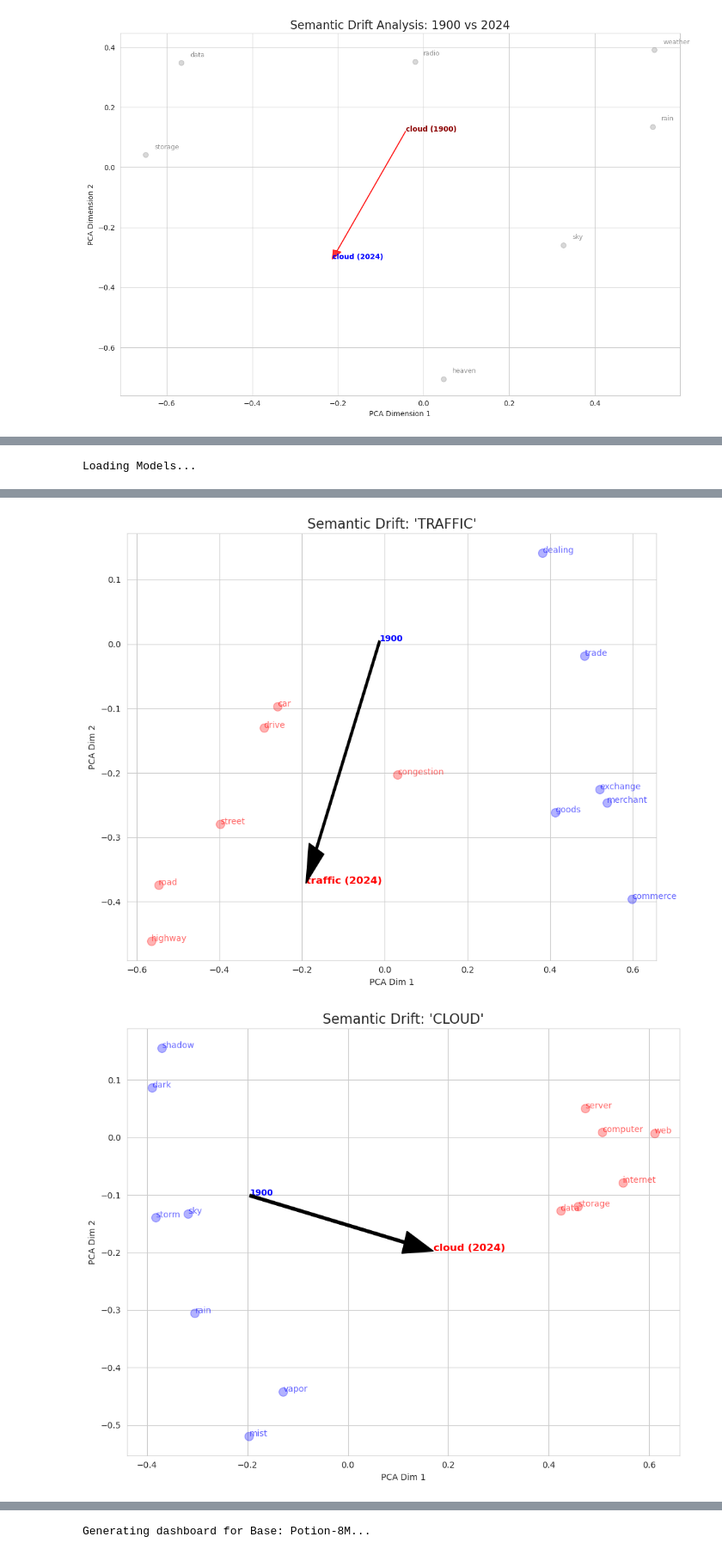
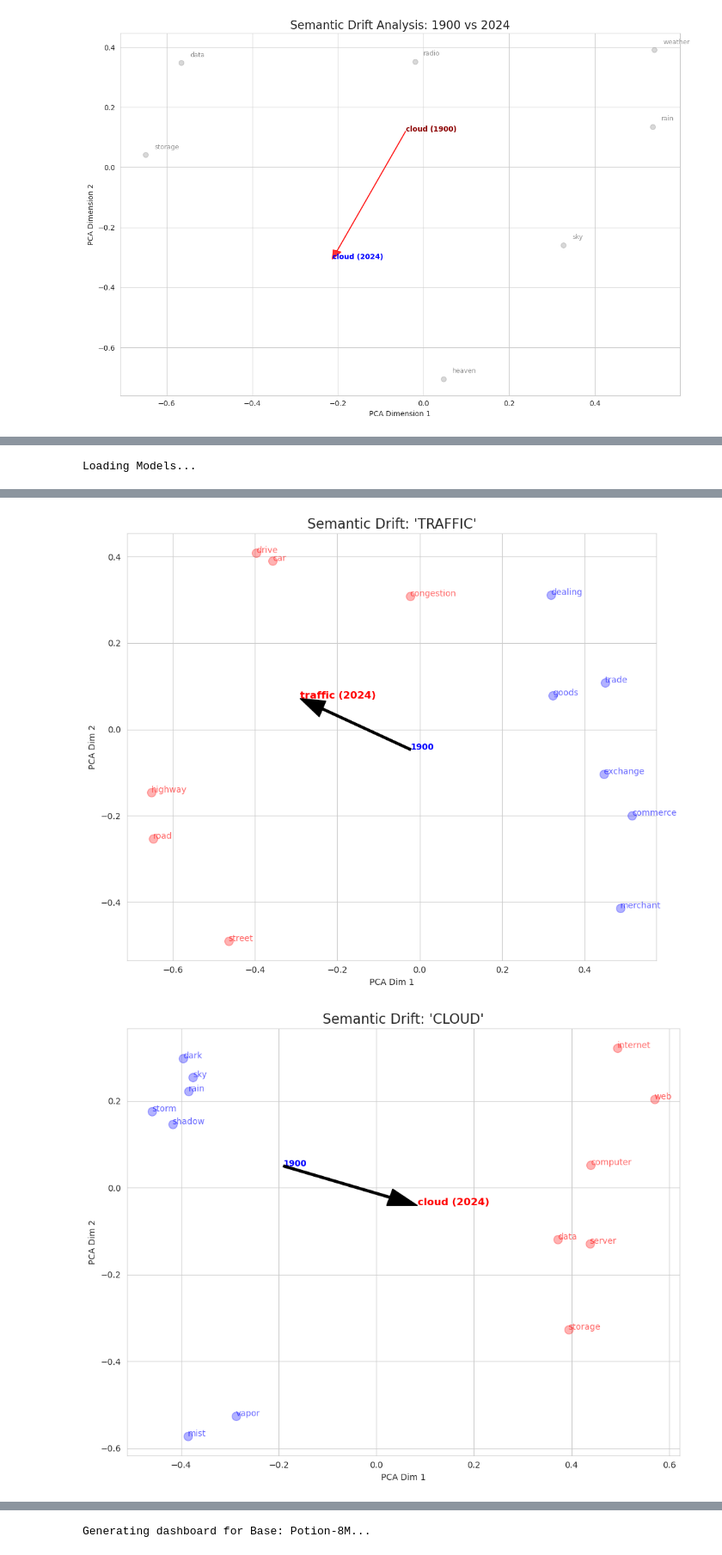
Before and after one commit to MarkusStefan/Semantic-Embedding-Evolution, a Jupyter notebook: notebooks/exp2.ipynb, the cells around one changed output, grey strips where cells are left out. Shown at 86% size. Saved outputs shown, nothing was run; the diff lists cells and outputs as text; code cells hidden in the pictures.

```diff
--- a/notebooks/exp2.ipynb
+++ b/notebooks/exp2.ipynb
@@ -552,11 +368,12 @@ PG19_PATH = "models/pg19_aggressive_static_final"   # Your trained model
 # Words to ignore (stopwords/punctuation) for drift calculation
 IGNORE_LIST = set(["the", "of", "and", "to", "a", "in", "is", "it", "that", "i", "unused"])
 
-def load_and_align_models():
+def load_and_align_models(path1=MODERN_PATH, path2=PG19_PATH, ignore_list=IGNORE_LIST):
+    """"""
     print("Loading models...")
     # Load models
-    mod_modern = StaticModel.from_pretrained(MODERN_PATH)
-    mod_pg19 = StaticModel.from_pretrained(PG19_PATH)
+    mod_modern = StaticModel.from_pretrained(path1)
+    mod_pg19 = StaticModel.from_pretrained(path2)
 
     # --- FIX START ---
     # Use .get_vocab() instead of .vocab
@@ -577,6 +394,10 @@ def load_and_align_models():
 
     A = mod_modern.encode(anchors)
     B = mod_pg19.encode(anchors)
+
+    A = A - A.mean(axis=0, keepdims=True)
+    B = B - B.mean(axis=0, keepdims=True)
+
 
     # 3. Calculate Optimal Rotation (Procrustes Analysis)
     # This finds matrix R that minimizes ||A - BR||
@@ -680,6 +501,9 @@ target = ["broadcast"]
 anchors = ["seed", "farm", "agriculture", "sow", # 1900 context
            "radio", "television", "media", "news", # 2024 context
            "water", "sun", "man", "house"] # Neutral controls
+target = ["cloud"]
+anchors = ["rain", "weather", "precipitation", "storm", "sky",
+           "computer", "internet", "data", "server", "online"]
 
 plot_semantic_trajectory(mod_mod, mod_old, Rotation, target, anchors)
 # %% [output]
@@ -704,10 +744,15 @@ onzo: 1.1638
 # %%
-# 3. VISUALIZATION
-# Choose a word that shifted, and anchors that represent its two possible meanings.
+# sanity check to use twice the same model, there should be no drift!!!
+mod_mod, mod_old, R, A_mean, B_mean, vocab = load_and_align_models(
+    MODERN_PATH, PG19_PATH, IGNORE_LIST
+)
 target = ["broadcast"]
 anchors = ["seed", "farm", "agriculture", "sow", # 1900 context
            "radio", "television", "media", "news", # 2024 context
            "water", "sun", "man", "house"] # Neutral controls
 
-plot_semantic_trajectory(mod_mod, mod_old, Rotation, target, anchors)
+plot_semantic_trajectory(
+    mod_mod, mod_old, R, A_mean, B_mean,
+    target, anchors
+)
 # %% [output]
@@ -1218,5 +1495,13 @@ plot_drift(
     old_context=["sky", "rain", "storm", "dark", "shadow", "vapor", "mist"],
     new_context=["computer", "server", "data", "internet", "storage", "web"]
 )
+
+
+plot_drift( # control
+    model_modern, model_modern,
+    target_word="cloud",
+    old_context=["sky", "rain", "storm", "dark", "shadow", "vapor", "mist"],
+    new_context=["computer", "server", "data", "internet", "storage", "web"]
+)
 # %% [output]
 Loading Models...
@@ -1225,2 +1510,2 @@ Loading Models...
-[figure, old version]
+[figure, new version]
-[figure, old version]
+[figure, new version]
```
Also changed, not shown: parts of 28 cells of this notebook.
